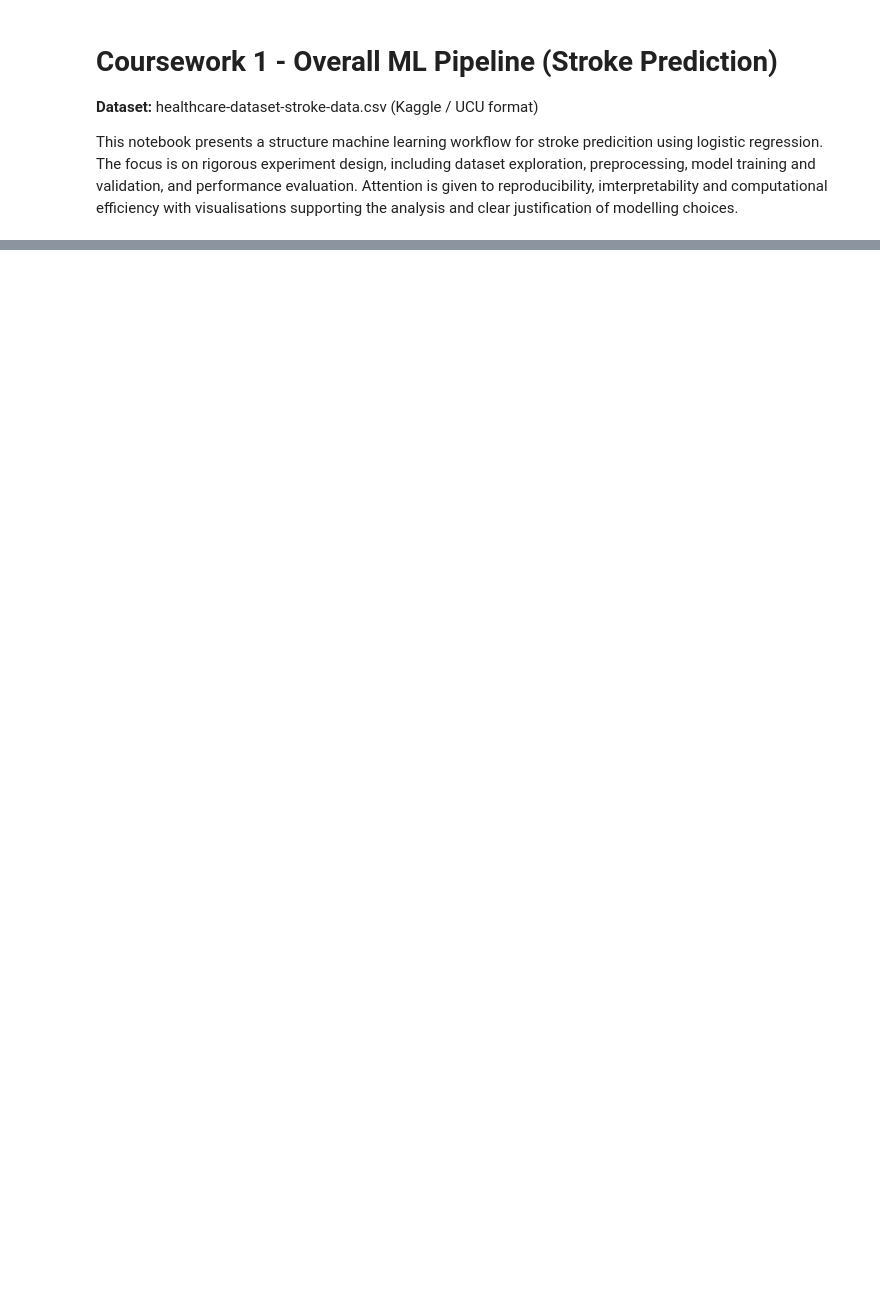
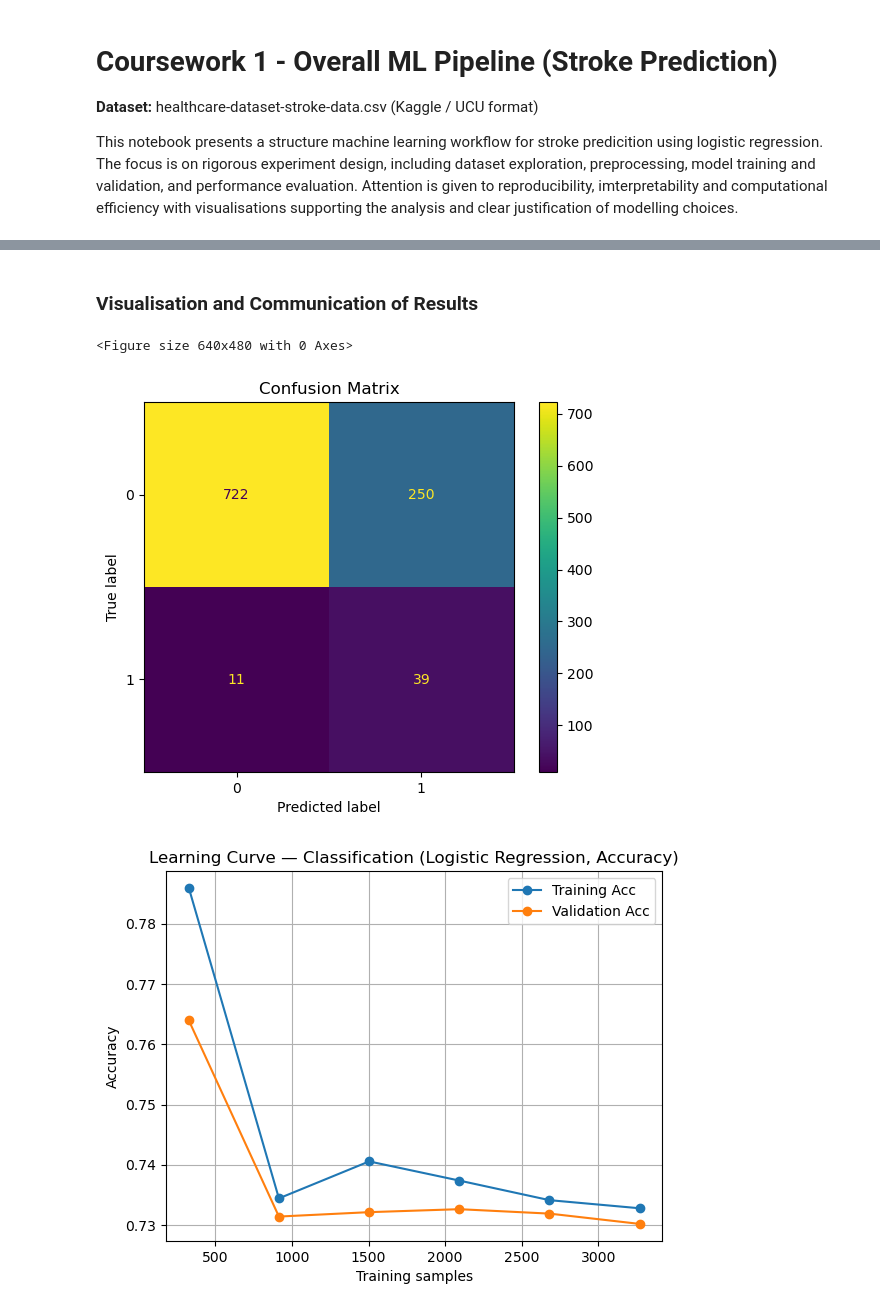
Before and after one commit to PatriciaMunginga/Stroke-Prediction-Using-AI-and-ML, a Jupyter notebook: ENG4200_CW1_3033388M.ipynb, the cells around one changed output, grey strips where cells are left out. Saved outputs shown, nothing was run; the diff lists cells and outputs as text; code cells hidden in the pictures; blank space fills up the shorter version.

```diff
--- a/ENG4200_CW1_3033388M.ipynb
+++ b/ENG4200_CW1_3033388M.ipynb
@@ -219,0 +432,68 @@ Classification: Pipeline(steps=[('scaler', StandardScaler()),
+# %% [markdown]
+### Visualisation and Communication of Results
+# %%
+""" Visualisation """
+
+# Confusion Matrix
+
+cm = confusion_matrix(y_test, y_pred)
+disp = ConfusionMatrixDisplay(confusion_matrix=cm)
+plt.figure()
+disp.plot(values_format='d')
+plt.title(f"Confusion Matrix")
+plt.show()
+
+# Learning curve (Classification, Accuracy)
+train_sizes, train_scores, val_scores = learning_curve(
+    clf_pipeline, X_train, y_train, cv=skf, scoring="accuracy", n_jobs=-1,
+    train_sizes=np.linspace(0.1, 1.0, 6), shuffle=True, random_state=RNG
+)
+plt.figure()
+plt.title("Learning Curve — Classification (Logistic Regression, Accuracy)")
+plt.plot(train_sizes, train_scores.mean(axis=1), marker="o", label="Training Acc")
+plt.plot(train_sizes, val_scores.mean(axis=1), marker="o", label="Validation Acc")
+plt.xlabel("Training samples"); plt.ylabel("Accuracy"); plt.legend(); plt.grid(True)
+plt.show()
+
+# Compute ROC curve points
+fpr, tpr, thresholds = roc_curve(y_test, y_proba)
+
+# Compute the Area Under the Curve (AUC)
+roc_auc = auc(fpr, tpr)
+
+# --- Plot the ROC Curve ---
+plt.figure(figsize=(6, 5))
+plt.plot(fpr, tpr, color='orange', lw=2, label=f'ROC curve (AUC = {roc_auc:.3f})')
+plt.plot([0, 1], [0, 1], color='navy', lw=2, linestyle='--', label='Random classifier')
+plt.xlim([0.0, 1.0])
+plt.ylim([0.0, 1.05])
+plt.xlabel('False Positive Rate (1 - Specificity)')
+plt.ylabel('True Positive Rate (Recall)')
+plt.title('ROC Curve — Logistic Regression')
+plt.legend(loc='lower right')
+plt.grid(True)
+plt.show()
+
+# Precision - Recall curve
+
+# Compute precision-recall pairs
+precision, recall, thresholds = precision_recall_curve(y_test, y_proba)
+
+# Compute area under the PR curve (Average Precision)
+pr_auc = average_precision_score(y_test, y_proba)
+
+# Plot Precision–Recall curve
+plt.figure(figsize=(6,5))
+plt.plot(recall, precision, color='darkorange', lw=2, label=f'PR curve (AUC = {pr_auc:.3f})')
+plt.xlabel('Recall')
+plt.ylabel('Precision')
+plt.title('Precision–Recall Curve — Logistic Regression')
+plt.legend(loc='lower left')
+plt.grid(True)
+plt.show()
+
+#Discussion lowering threshold i=een if it means more false positives becuase the stroeks are sueprimportant
+# %% [output]
+<Figure size 640x480 with 0 Axes>
+[figure, added]
+[figure, added]
```
Also changed, not shown: parts of 48 cells of this notebook, 2 other files.
